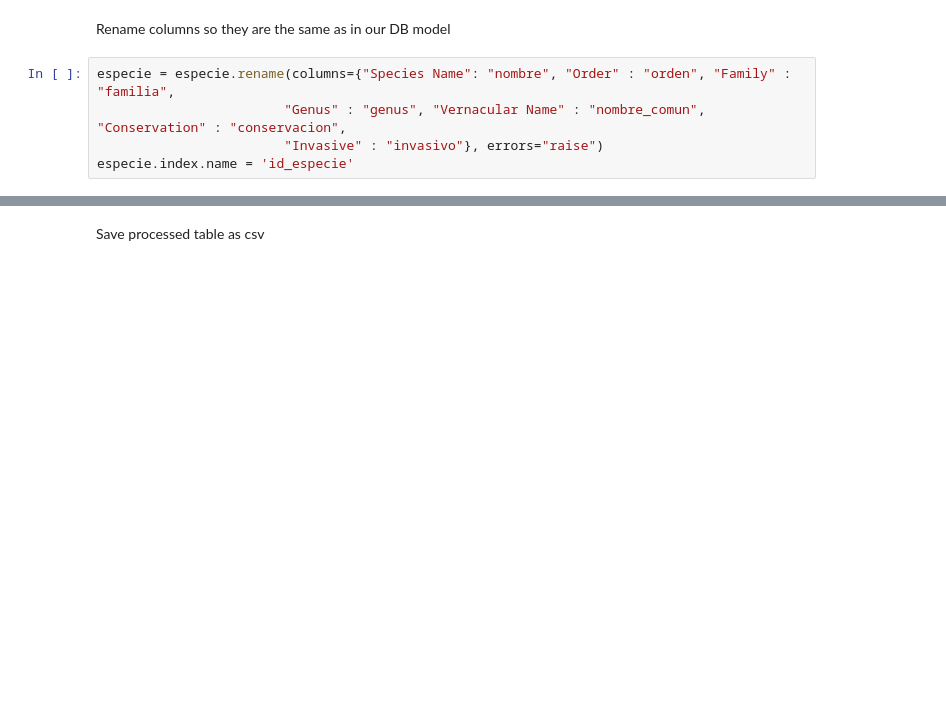
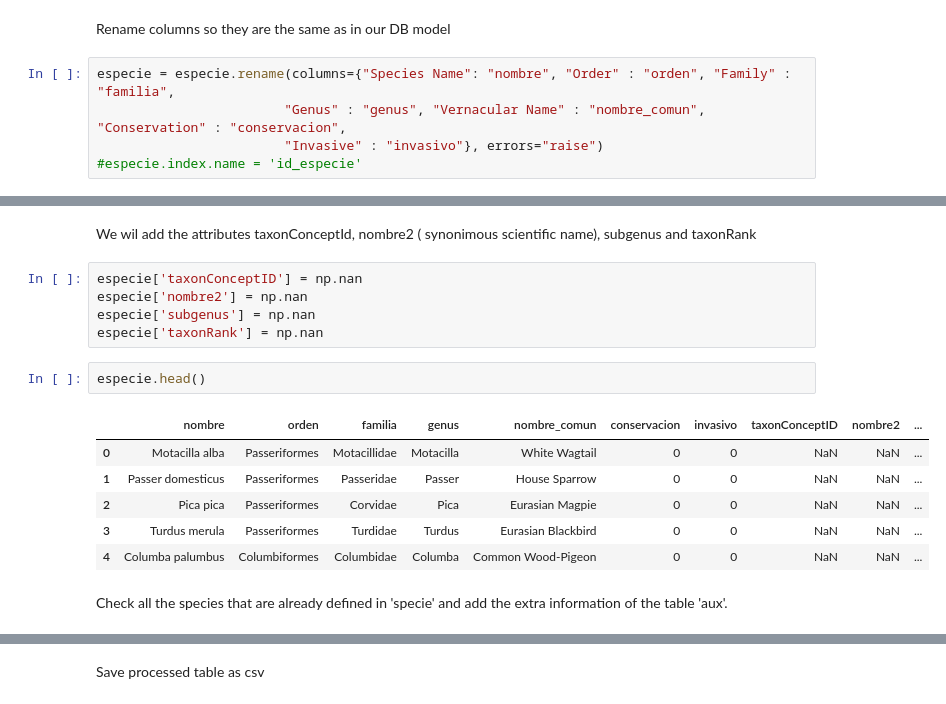
Before and after one commit to jhwan818/BD, a Jupyter notebook: projecte/dataProcessing.ipynb, the cells around one changed output, grey strips where cells are left out. Saved outputs shown, nothing was run; the diff lists cells and outputs as text; blank space fills up the shorter version.

Commit message:
Acabada tabla 'Especie'

```diff
--- a/projecte/dataProcessing.ipynb
+++ b/projecte/dataProcessing.ipynb
@@ -97,4 +83,4 @@ Rename columns so they are the same as in our DB model
 especie = especie.rename(columns={"Species Name": "nombre", "Order" : "orden", "Family" : "familia",
                         "Genus" : "genus", "Vernacular Name" : "nombre_comun", "Conservation" : "conservacion",
                         "Invasive" : "invasivo"}, errors="raise")
-especie.index.name = 'id_especie'
+#especie.index.name = 'id_especie'
@@ -100,0 +139,18 @@ especie.index.name = 'id_especie'
+# %% [markdown]
+We wil add the attributes taxonConceptId, nombre2 ( synonimous scientific name), subgenus and taxonRank
+# %%
+especie['taxonConceptID'] = np.nan
+especie['nombre2'] = np.nan
+especie['subgenus'] = np.nan
+especie['taxonRank'] = np.nan
+# %%
+especie.head()
+# %% [output]
+|  | nombre | orden | familia | genus | nombre_comun | conservacion | invasivo | taxonConceptID | nombre2 | ... |
+| 0 | Motacilla alba | Passeriformes | Motacillidae | Motacilla | White Wagtail | 0 | 0 | NaN | NaN | ... |
+| 1 | Passer domesticus | Passeriformes | Passeridae | Passer | House Sparrow | 0 | 0 | NaN | NaN | ... |
+| 2 | Pica pica | Passeriformes | Corvidae | Pica | Eurasian Magpie | 0 | 0 | NaN | NaN | ... |
+| 3 | Turdus merula | Passeriformes | Turdidae | Turdus | Eurasian Blackbird | 0 | 0 | NaN | NaN | ... |
+| 4 | Columba palumbus | Columbiformes | Columbidae | Columba | Common Wood-Pigeon | 0 | 0 | NaN | NaN | ... |
+# %% [markdown]
+Check all the species that are already defined in 'specie' and add the extra information of the table 'aux'.
```
Also changed, not shown: parts of 81 cells of this notebook, 1 other file.
